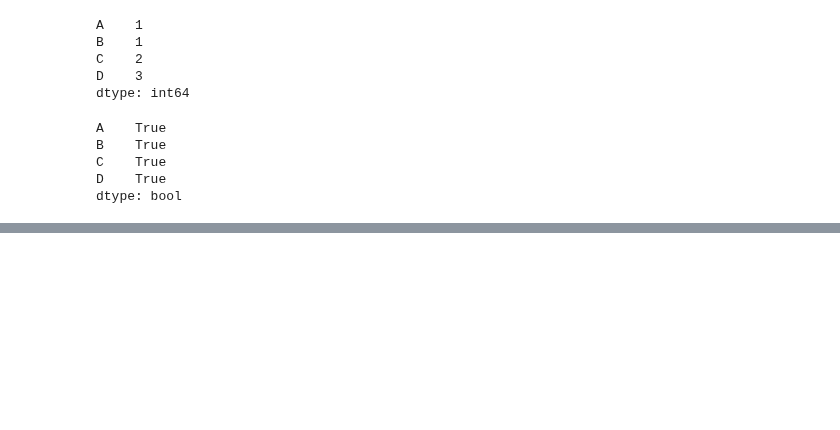
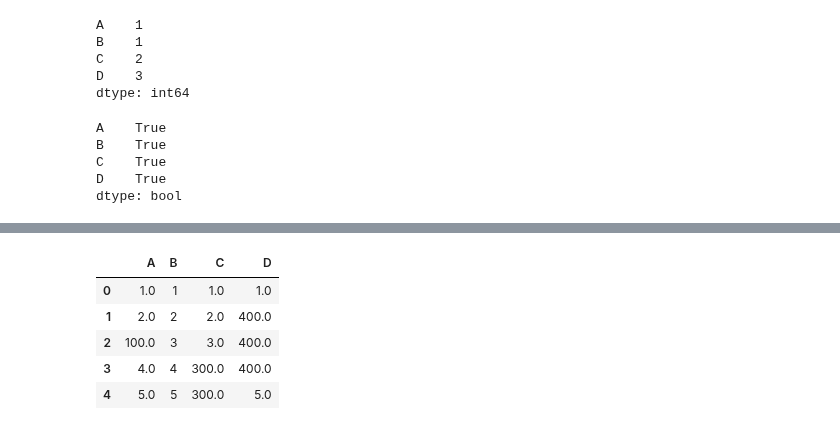
Before and after one commit to ds-mohit/Practice, a Jupyter notebook: Data Visualization/Pandas1.ipynb, the cells around one changed output, grey strips where cells are left out. Cells and saved outputs as stored; diff of their text form; code cells hidden in the pictures; blank space fills up the shorter version.

```diff
--- a/Data Visualization/Pandas1.ipynb
+++ b/Data Visualization/Pandas1.ipynb
@@ -261,0 +318,11 @@ dtype: bool
+# %%
+## to fill null values different for every column
+values = {'A':100 ,'B':200 ,'C': 300,'D': 400}
+df.fillna(values)
+# %% [output]
+|  | A | B | C | D |
+| 0 | 1.0 | 1 | 1.0 | 1.0 |
+| 1 | 2.0 | 2 | 2.0 | 400.0 |
+| 2 | 100.0 | 3 | 3.0 | 400.0 |
+| 3 | 4.0 | 4 | 300.0 | 400.0 |
+| 4 | 5.0 | 5 | 300.0 | 5.0 |
```
Also changed, not shown: parts of 6 cells of this notebook.
